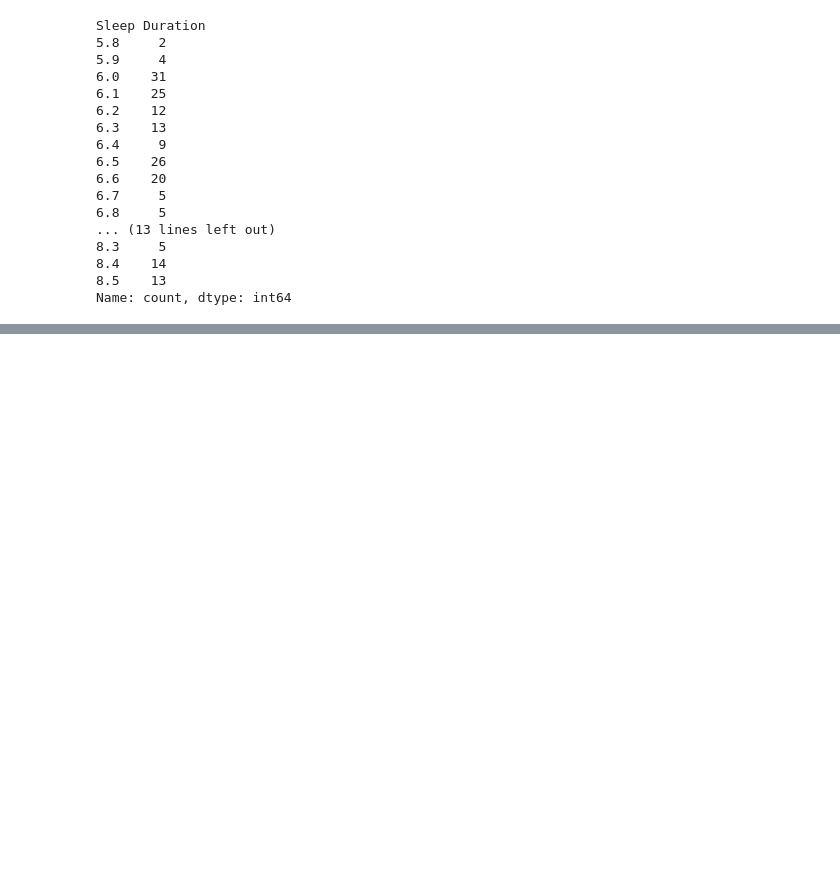
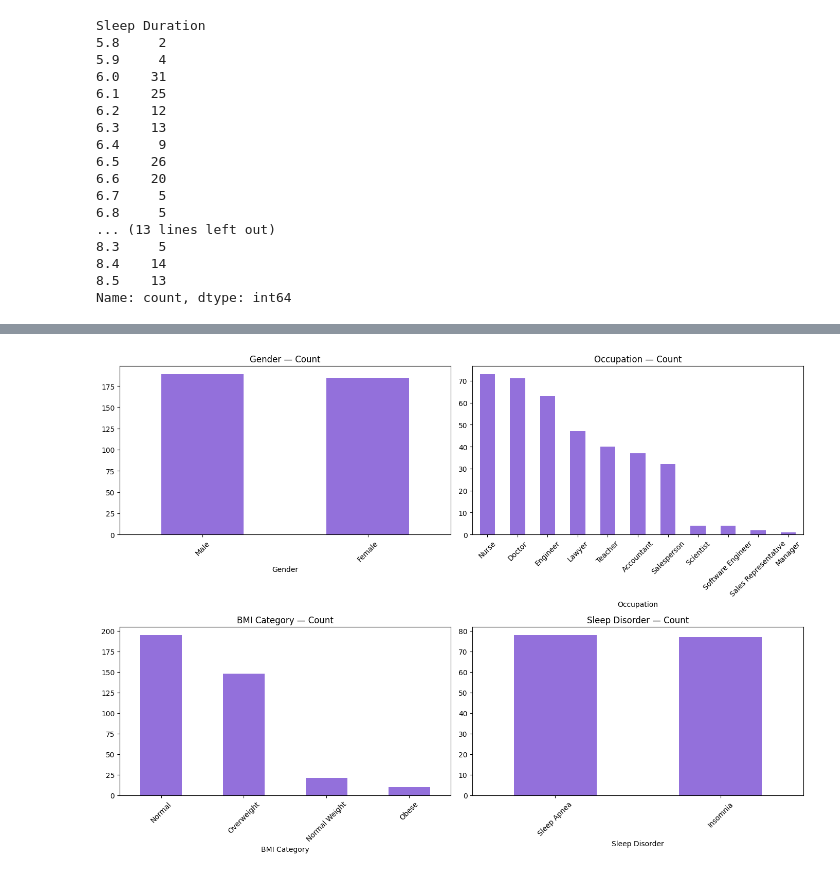
Before and after one commit to suzzzel5/Sleep-health-and-lifestyle-, a Jupyter notebook: notebooks/01_eda.ipynb, the cells around one changed output, grey strips where cells are left out. Saved outputs shown, nothing was run; the diff lists cells and outputs as text; code cells hidden in the pictures; blank space fills up the shorter version.

```diff
--- a/notebooks/01_eda.ipynb
+++ b/notebooks/01_eda.ipynb
@@ -211,0 +229,15 @@ Name: count, dtype: int64
+# %%
+categorical_cols = ['Gender', 'Occupation', 'BMI Category', 'Sleep Disorder']
+
+fig, axes = plt.subplots(2, 2, figsize=(14, 10))
+axes = axes.flatten()
+
+for i, col in enumerate(categorical_cols):
+     dataset[col].value_counts().plot(kind='bar', ax=axes[i], color='mediumpurple')
+     axes[i].set_title(f'{col} — Count')
+     axes[i].tick_params(axis='x', rotation=45)
+
+plt.tight_layout()
+plt.show()
+# %% [output]
+[figure, added]
```
Also changed, not shown: parts of 2 cells of this notebook.
